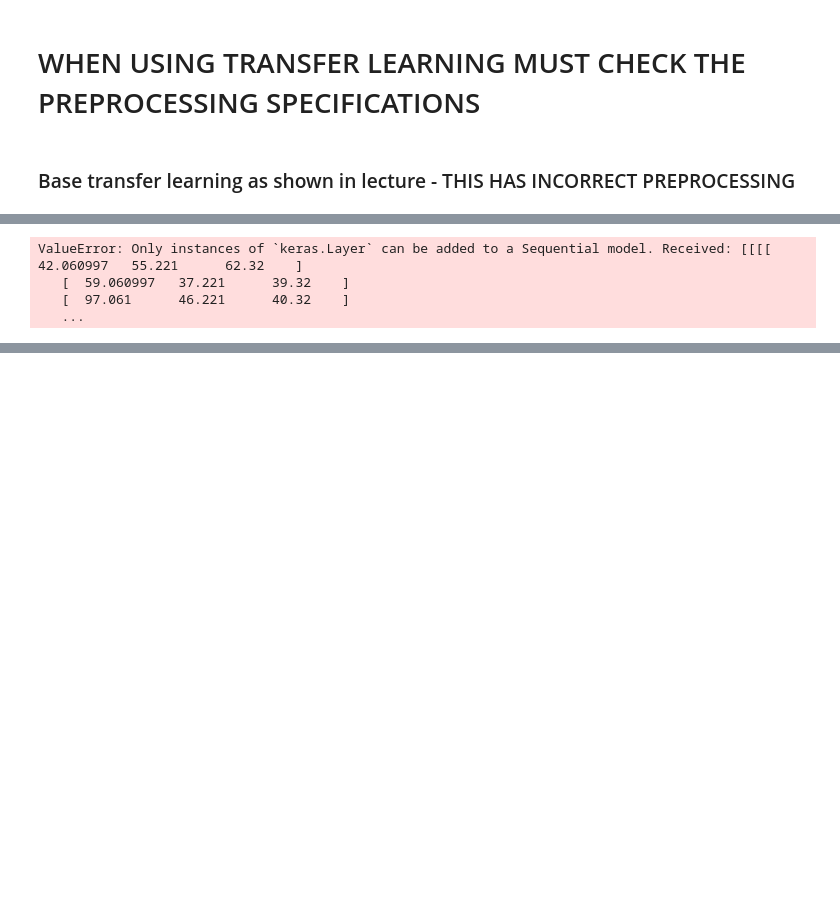
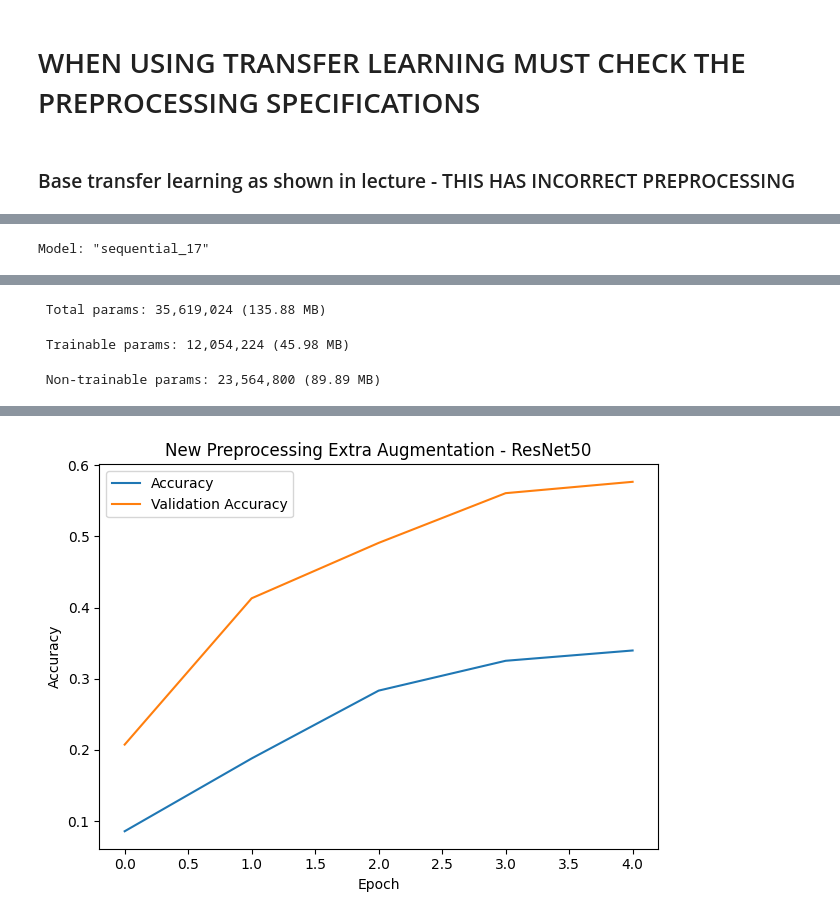
Before and after one commit to acard5meg/ece_527_assignments, a Jupyter notebook: assign_8_2_scratch.ipynb, the cells around one changed output, grey strips where cells are left out. Saved outputs shown, nothing was run; the diff lists cells and outputs as text; code cells hidden in the pictures; blank space fills up the shorter version.

Commit message:
added models

```diff
--- a/assign_8_2_scratch.ipynb
+++ b/assign_8_2_scratch.ipynb
@@ -410,22 +426,42 @@ print(x.shape)
 base_model = ResNet50V2(weights='imagenet', input_shape=(224, 224, 3), include_top=False)
 base_model.trainable = False
 
-x = image.img_to_array(x_train_tens[0])
-x = np.expand_dims(x, axis=0)
-x = tf.convert_to_tensor(x)
+# x = image.img_to_array(x_train_tens[0])
+# x = np.expand_dims(x, axis=0)
+# x = tf.convert_to_tensor(x)
 # base_model.summary()
+
+# RandomFlip, RandomRotation, RandomTranslation, RandomZoom, RandomContrast, RandomCrop
+
+keras.utils.set_random_seed(42)
+
+data_augmentation = keras.Sequential(
+  [
+    RandomFlip("horizontal", seed=42),
+    RandomRotation(0.1, seed=42),
+    RandomZoom(0.1, seed=42),
+    RandomTranslation(0.2, 0.2, seed=42),
+    RandomFlip("vertical", seed=42),
+    RandomContrast(0.3, seed=42)
+  ]
+)
+
 
 model = Sequential()
 model.add(Input(shape=(224, 224, 3)))
 # model.add(Rescaling(1./255))
 
 # NOT COMPLETELY SURE WHATS GOING ON HERE
-model.add(preprocess_input(x))
+# model.add(preprocess_input())
+model.add(tf.keras.layers.Lambda(tf.keras.applications.resnet_v2.preprocess_input, input_shape=(224, 224, 3)))
 
-model.add(RandomFlip(mode='horizontal'))
-model.add(RandomTranslation(0.2, 0.2))
-model.add(RandomRotation(0.2))
-model.add(RandomZoom(0.2))
+
+# model.add(RandomFlip(mode='horizontal'))
+# model.add(RandomTranslation(0.2, 0.2))
+# model.add(RandomRotation(0.2))
+# model.add(RandomZoom(0.2))
+
+model.add(data_augmentation)
 model.add(base_model)
 model.add(Flatten())
 model.add(Dense(units=120, activation='relu'))
@@ -441,25 +477,21 @@ model.compile(
 
 model.summary()
 
-# hist_log_reg_model = log_reg_model.fit(x_train, y_train_categorical,
-# model_hist = model.fit(x_train_tens, y_train_tens,
-#           batch_size=128,
-#           epochs=5,
-#           verbose=1,
-#           validation_data = (x_val_tens, y_val_tens),
-#           callbacks=None)
+model_hist = model.fit(x_train_tens, y_train_tens,
+          batch_size=128,
+          epochs=5,
+          verbose=1,
+          validation_data = (x_val_tens, y_val_tens),
+          callbacks=None)
 
-# plt.plot(model_hist.history['accuracy'], label="Accuracy")
-# plt.plot(model_hist.history['val_accuracy'], label="Validation Accuracy")
-# plt.title(f'Base Transfer Learning - ResNet50')
-# plt.ylabel('Accuracy')
-# plt.xlabel('Epoch')
-# plt.legend()
-# plt.tight_layout()
-# plt.savefig(f"base_transf_res50.jpg")
-# plt.show()
+plt.plot(model_hist.history['accuracy'], label="Accuracy")
+plt.plot(model_hist.history['val_accuracy'], label="Validation Accuracy")
+plt.title(f'New Preprocessing Extra Augmentation - ResNet50')
+plt.ylabel('Accuracy')
+plt.xlabel('Epoch')
+plt.legend()
+plt.tight_layout()
+plt.savefig(f"transf_res50_model2.jpg")
+plt.show()
 # %% [output]
-ValueError: Only instances of `keras.Layer` can be added to a Sequential model. Received: [[[[  42.060997   55.221      62.32    ]
-   [  59.060997   37.221      39.32    ]
-   [  97.061      46.221      40.32    ]
-   ...
+Model: "sequential_17"
@@ -465,0 +515,3 @@ ValueError: Only instances of `keras.Layer` can be added to a Sequential model.
+ Total params: 35,619,024 (135.88 MB)
+ Trainable params: 12,054,224 (45.98 MB)
+ Non-trainable params: 23,564,800 (89.89 MB)
@@ -465,0 +528 @@ ValueError: Only instances of `keras.Layer` can be added to a Sequential model.
+[figure, added]
```
Also changed, not shown: parts of 7 cells of this notebook.
